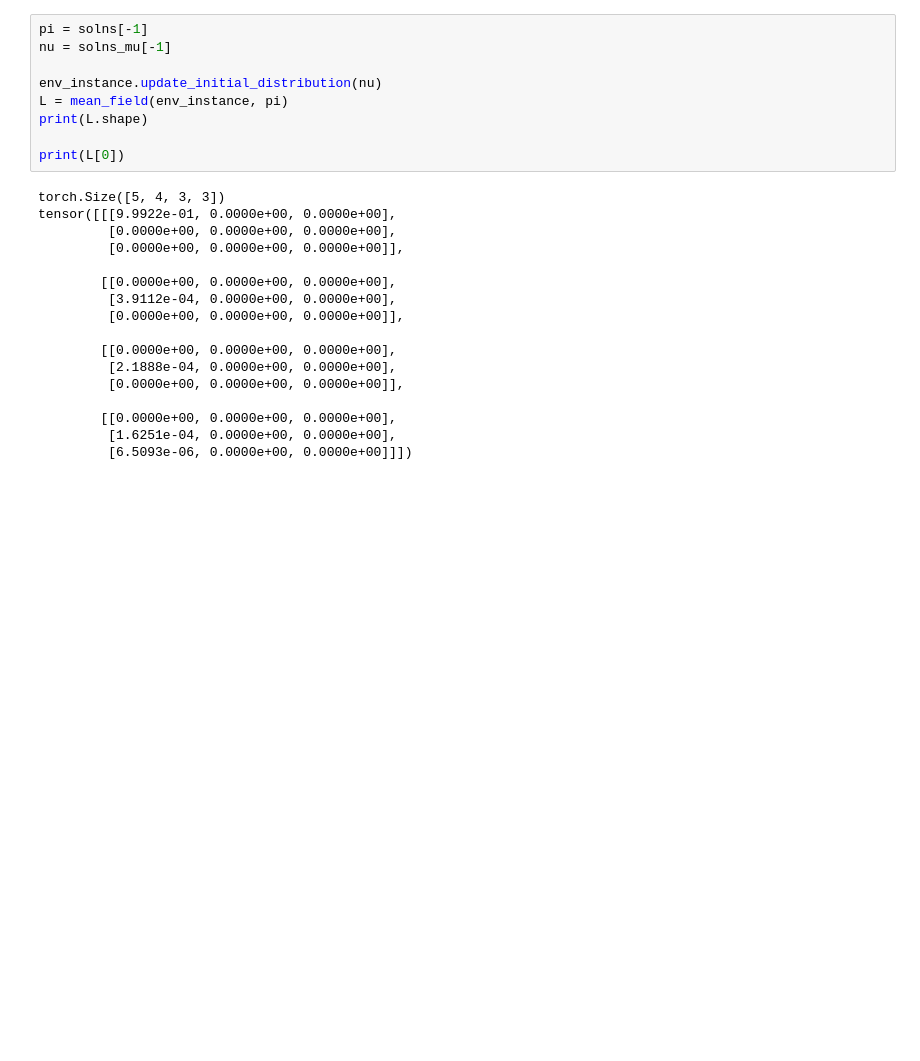
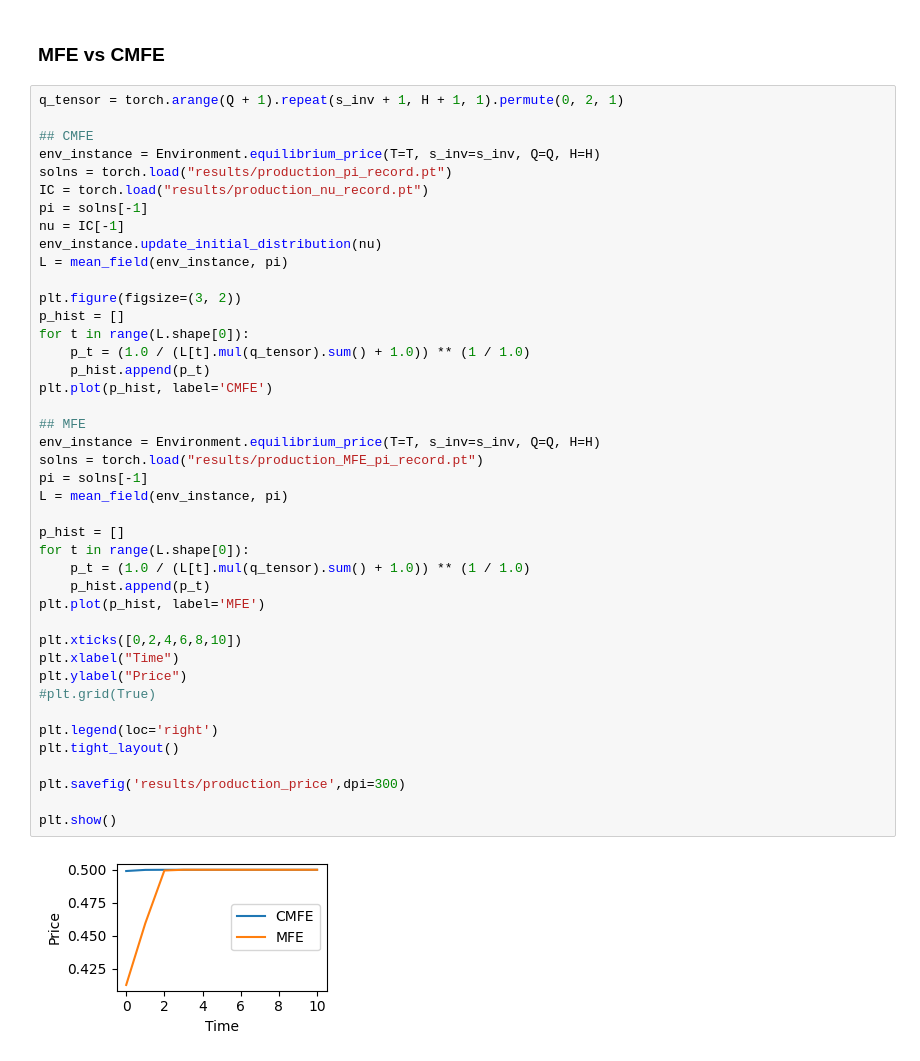
Before and after one commit to Minghui-Wu/MFGLib, a Jupyter notebook: production.ipynb, the cells around one changed output. Drawn from its saved outputs; the diff is of its cells as text; blank space fills up the shorter version.

```diff
--- a/production.ipynb
+++ b/production.ipynb
@@ -61,27 +103,47 @@ plt.show()
-# %%
-pi = solns[-1]
-nu = solns_mu[-1]
-
-env_instance.update_initial_distribution(nu)
-L = mean_field(env_instance, pi)
-print(L.shape)
-
-print(L[0])
-# %% [output]
-torch.Size([5, 4, 3, 3])
-tensor([[[9.9922e-01, 0.0000e+00, 0.0000e+00],
-         [0.0000e+00, 0.0000e+00, 0.0000e+00],
-         [0.0000e+00, 0.0000e+00, 0.0000e+00]],
-
-        [[0.0000e+00, 0.0000e+00, 0.0000e+00],
-         [3.9112e-04, 0.0000e+00, 0.0000e+00],
-         [0.0000e+00, 0.0000e+00, 0.0000e+00]],
-
-        [[0.0000e+00, 0.0000e+00, 0.0000e+00],
-         [2.1888e-04, 0.0000e+00, 0.0000e+00],
-         [0.0000e+00, 0.0000e+00, 0.0000e+00]],
-
-        [[0.0000e+00, 0.0000e+00, 0.0000e+00],
-         [1.6251e-04, 0.0000e+00, 0.0000e+00],
-         [6.5093e-06, 0.0000e+00, 0.0000e+00]]])
+# %% [markdown]
+### MFE vs CMFE
+# %%
+q_tensor = torch.arange(Q + 1).repeat(s_inv + 1, H + 1, 1).permute(0, 2, 1)
+
+## CMFE
+env_instance = Environment.equilibrium_price(T=T, s_inv=s_inv, Q=Q, H=H)
+solns = torch.load("results/production_pi_record.pt")
+IC = torch.load("results/production_nu_record.pt")
+pi = solns[-1]
+nu = IC[-1]
+env_instance.update_initial_distribution(nu)
+L = mean_field(env_instance, pi)
+
+plt.figure(figsize=(3, 2))
+p_hist = []
+for t in range(L.shape[0]):
+    p_t = (1.0 / (L[t].mul(q_tensor).sum() + 1.0)) ** (1 / 1.0)
+    p_hist.append(p_t)
+plt.plot(p_hist, label='CMFE')
+
+## MFE
+env_instance = Environment.equilibrium_price(T=T, s_inv=s_inv, Q=Q, H=H)
+solns = torch.load("results/production_MFE_pi_record.pt")
+pi = solns[-1]
+L = mean_field(env_instance, pi)
+
+p_hist = []
+for t in range(L.shape[0]):
+    p_t = (1.0 / (L[t].mul(q_tensor).sum() + 1.0)) ** (1 / 1.0)
+    p_hist.append(p_t)
+plt.plot(p_hist, label='MFE')
+
+plt.xticks([0,2,4,6,8,10])
+plt.xlabel("Time")
+plt.ylabel("Price")
+#plt.grid(True)
+
+plt.legend(loc='right')
+plt.tight_layout()
+
+plt.savefig('results/production_price',dpi=300)
+
+plt.show()
+# %% [output]
+[figure, added]
 # %%
```
Also changed, not shown: parts of 21 cells of this notebook, 18 other files.
